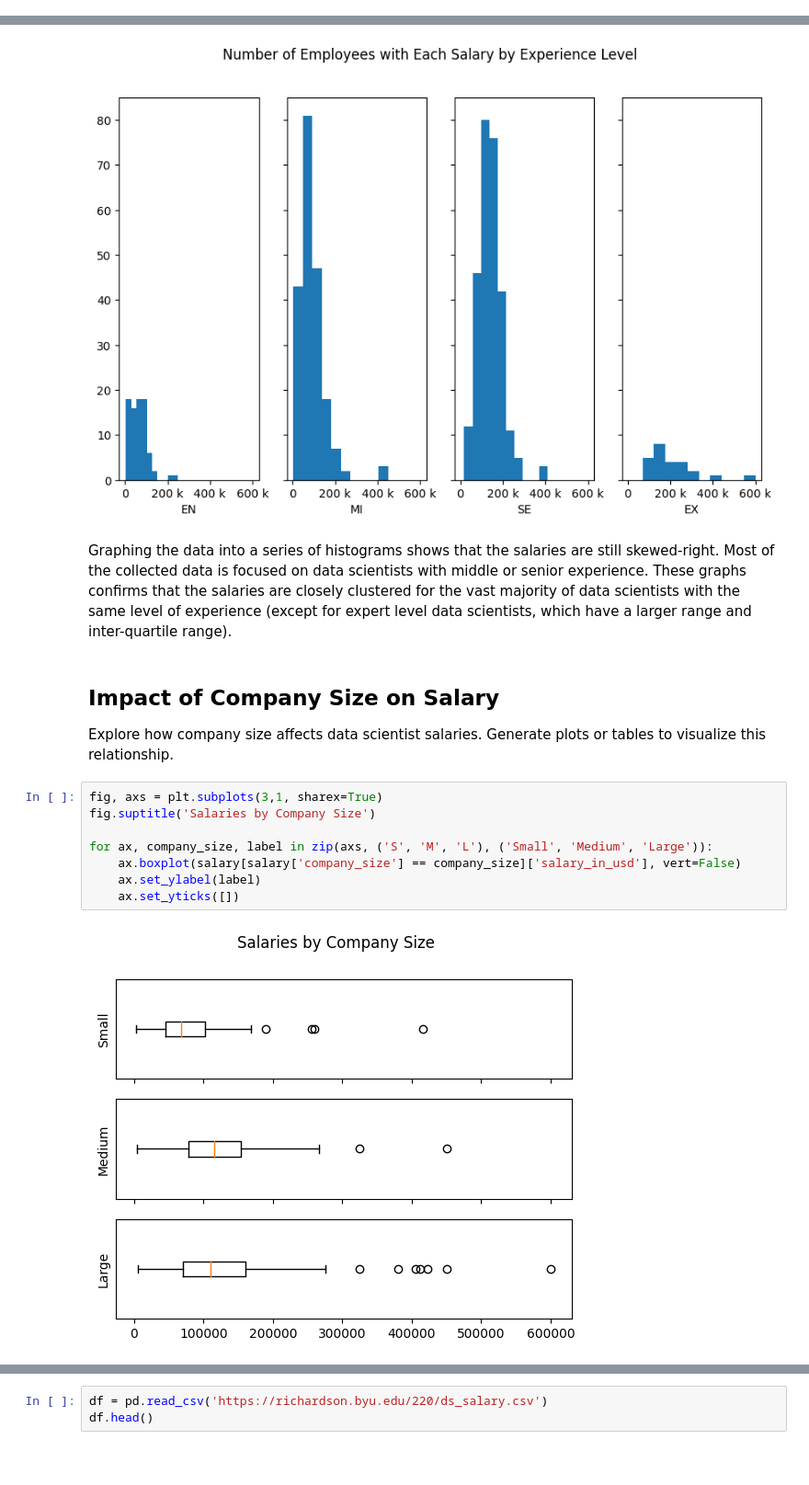
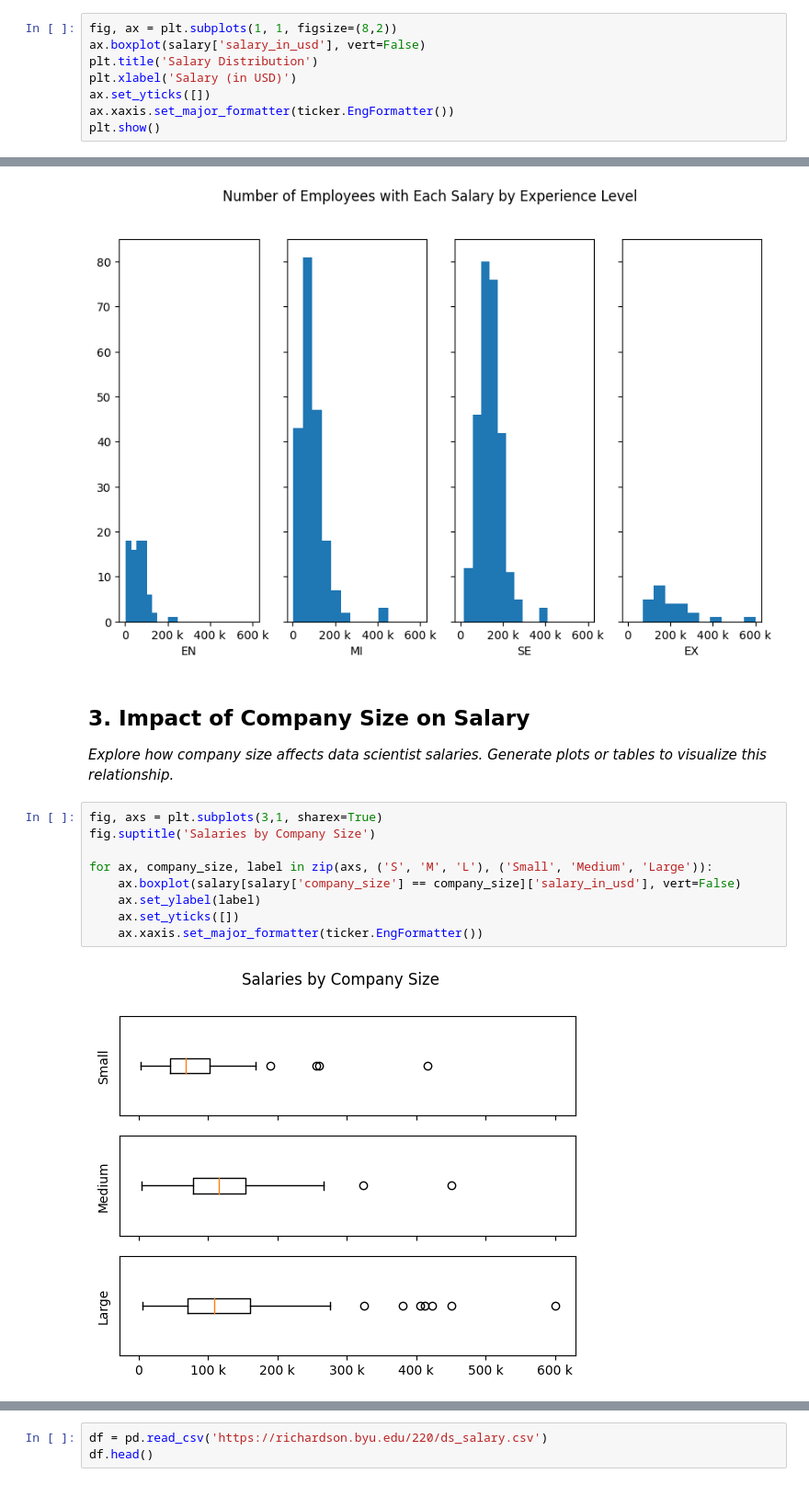
Before and after one commit to stat220/stat220-f2024-lab-1-Lab_1, a Jupyter notebook: lab_1_report.ipynb, the cells around one changed output, grey strips where cells are left out. Shown: that part at 92% size. Drawn from its saved outputs; the diff is of its cells as text; blank space fills up the shorter version.

Commit message:
Combine text into conclusion. Format section introductions

```diff
--- a/lab_1_report.ipynb
+++ b/lab_1_report.ipynb
@@ -39,0 +33,8 @@ This gives us a sense that salaries for data scientists are generally right-skew
+# %%
+fig, ax = plt.subplots(1, 1, figsize=(8,2))
+ax.boxplot(salary['salary_in_usd'], vert=False)
+plt.title('Salary Distribution')
+plt.xlabel('Salary (in USD)')
+ax.set_yticks([])
+ax.xaxis.set_major_formatter(ticker.EngFormatter())
+plt.show()
@@ -77,24 +70,21 @@ for ax, experience in zip(axs, ('EN', 'MI', 'SE', 'EX')):
     ax.xaxis.set_major_formatter(ticker.EngFormatter())
 # %% [output]
 [figure]
-# %% [markdown]
-Graphing the data into a series of histograms shows that the salaries are still skewed-right.
-Most of the collected data is focused on data scientists with middle or senior experience.
-These graphs confirms that the salaries are closely clustered for the vast majority of data scientists with the same level of experience (except for expert level data scientists, which have a larger range and inter-quartile range).
 # %% [markdown]
-## Impact of Company Size on Salary
+## 3. Impact of Company Size on Salary
 
-Explore how company size affects data scientist salaries. Generate plots or tables to visualize this relationship.
+_Explore how company size affects data scientist salaries. Generate plots or tables to visualize this relationship._
 # %%
 fig, axs = plt.subplots(3,1, sharex=True)
 fig.suptitle('Salaries by Company Size')
 
 for ax, company_size, label in zip(axs, ('S', 'M', 'L'), ('Small', 'Medium', 'Large')):
     ax.boxplot(salary[salary['company_size'] == company_size]['salary_in_usd'], vert=False)
     ax.set_ylabel(label)
     ax.set_yticks([])
+    ax.xaxis.set_major_formatter(ticker.EngFormatter())
 # %% [output]
-[figure, old version]
+[figure, new version]
 # %%
 fig, axs = plt.subplots(1,3, sharey=True, sharex=True, figsize=(8,6))
 fig.suptitle('Number of Employees with Each Salary by Company Size')
```
Also changed, not shown: parts of 20 cells of this notebook.
